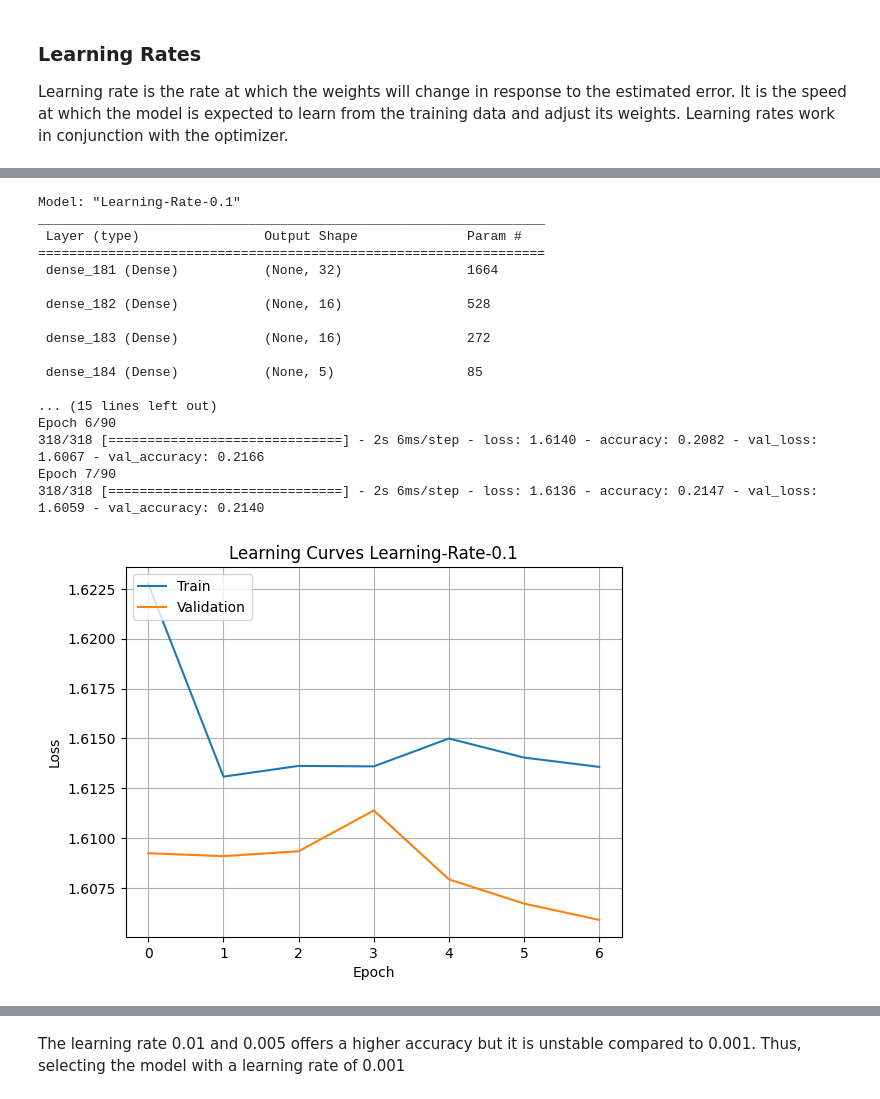
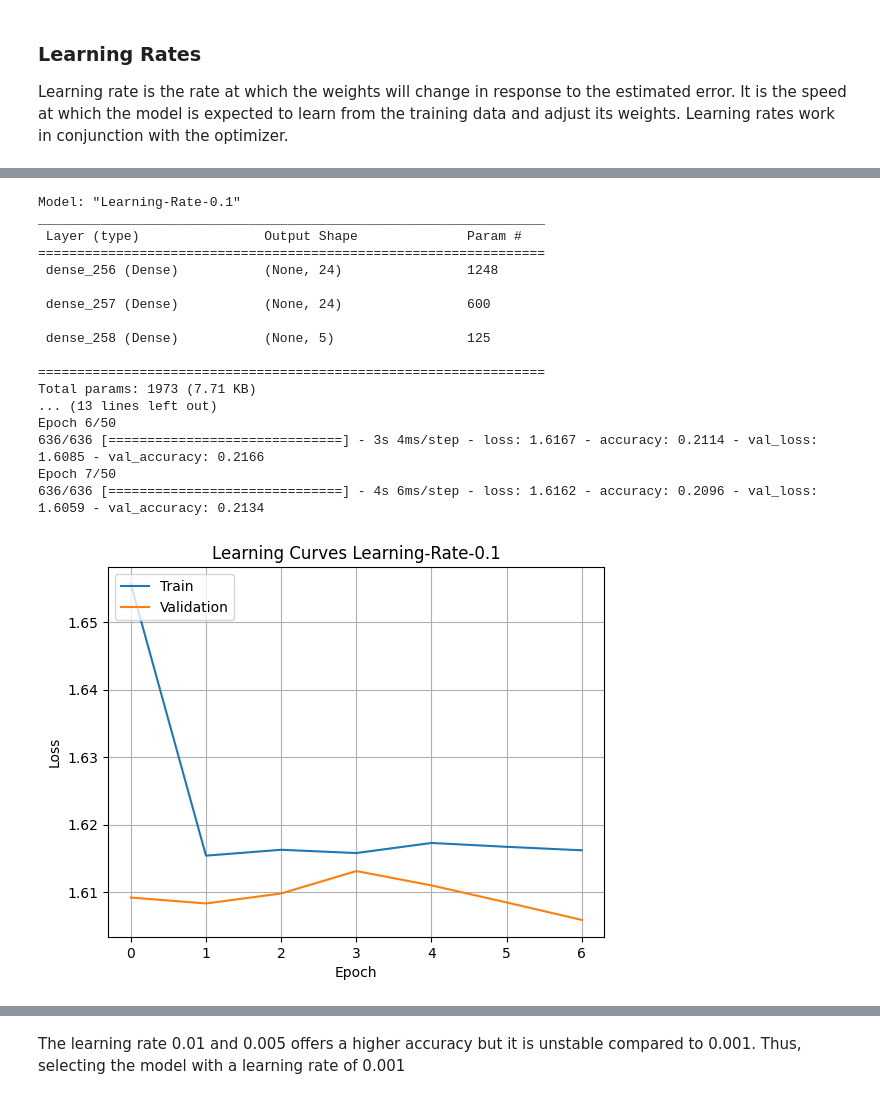
Before and after one commit to quickheaven/scs-3546-deep-learning, a Jupyter notebook: Multiclass_Clarissification_of_Malicious_URL.ipynb, the cells around one changed output, grey strips where cells are left out. Saved outputs shown, nothing was run; the diff lists cells and outputs as text; code cells hidden in the pictures.

```diff
--- a/Multiclass_Clarissification_of_Malicious_URL.ipynb
+++ b/Multiclass_Clarissification_of_Malicious_URL.ipynb
@@ -758,10 +760,10 @@ accuracy_measures = {}
 
 model_config = get_base_model_config()
 # Hyperparameters:
-model_config['batch_size'] = 64
-model_config['epochs'] = 90
-# Number of layers: 3
-# Number of nodes per each layer: 32-16-16
+model_config['batch_size'] = 32
+model_config['epochs'] = 50
+# Number of layers: 2
+# Number of nodes per each layer: 24-24
 model_config['hidden_activation'] = 'relu'
 
 initializer_list = ['random_normal', "random_uniform"]
@@ -771,9 +773,8 @@ for initializer in initializer_list:
   model_config['weights_initializer'] = initializer
 
   custom_layers = [
-    layers.Dense(32, kernel_initializer=model_config['weights_initializer'], activation=model_config['hidden_activation'], input_dim=model_config['input_dim']),
-    layers.Dense(16, kernel_initializer=model_config['weights_initializer'], activation=model_config['hidden_activation']),
-    layers.Dense(16, kernel_initializer=model_config['weights_initializer'], activation=model_config['hidden_activation']),
+    layers.Dense(24, kernel_initializer=model_config['weights_initializer'], activation=model_config['hidden_activation'], input_dim=model_config['input_dim']),
+    layers.Dense(24, kernel_initializer=model_config['weights_initializer'], activation=model_config['hidden_activation']),
     layers.Dense(model_config['output_nodes'], activation=model_config['output_activation'])
   ];
 
@@ -936,12 +934,12 @@ accuracy_measures = {}
 
 model_config = get_base_model_config()
 # Hyperparameters:
-model_config['batch_size'] = 64
-model_config['epochs'] = 90
-# Number of layers: 3
-# Number of nodes per each layer: 32-16-16
+model_config['batch_size'] = 32
+model_config['epochs'] = 50
+# Number of layers: 2
+# Number of nodes per each layer: 24-24
 model_config['hidden_activation'] = 'relu'
-model_config['weights_initializer'] = 'random_uniform'
+model_config['weights_initializer'] = 'random_normal'
 # Batch Normalization: not added
 
 optimizer_list = ['sgd','rmsprop','adam','adagrad']
@@ -951,9 +949,8 @@ for optimizer in optimizer_list:
   model_config['optimizer'] = optimizer
 
   custom_layers = [
-    layers.Dense(32, kernel_initializer=model_config['weights_initializer'], activation=model_config['hidden_activation'], input_dim=model_config['input_dim']),
-    layers.Dense(16, kernel_initializer=model_config['weights_initializer'], activation=model_config['hidden_activation']),
-    layers.Dense(16, kernel_initializer=model_config['weights_initializer'], activation=model_config['hidden_activation']),
+    layers.Dense(24, kernel_initializer=model_config['weights_initializer'], activation=model_config['hidden_activation'], input_dim=model_config['input_dim']),
+    layers.Dense(24, kernel_initializer=model_config['weights_initializer'], activation=model_config['hidden_activation']),
     layers.Dense(model_config['output_nodes'], activation=model_config['output_activation'])
   ];
 
@@ -1057,12 +1054,12 @@ accuracy_measures = {}
 
 model_config = get_base_model_config()
 # Hyperparameters:
-model_config['batch_size'] = 64
-model_config['epochs'] = 90
-# Number of layers: 3
-# Number of nodes per each layer: 32-16-16
+model_config['batch_size'] = 32
+model_config['epochs'] = 50
+# Number of layers: 2
+# Number of nodes per each layer: 24-24
 model_config['hidden_activation'] = 'relu'
-model_config['weights_initializer'] = 'random_uniform'
+model_config['weights_initializer'] = 'random_normal'
 # Batch Normalization: not added
 model_config['optimizer'] = 'adam'
 
@@ -1073,9 +1070,8 @@ for learning_rate in learning_rate_list:
   model_config['learning_rate'] = learning_rate
 
   custom_layers = [
-    layers.Dense(32, kernel_initializer=model_config['weights_initializer'], activation=model_config['hidden_activation'], input_dim=model_config['input_dim']),
-    layers.Dense(16, kernel_initializer=model_config['weights_initializer'], activation=model_config['hidden_activation']),
-    layers.Dense(16, kernel_initializer=model_config['weights_initializer'], activation=model_config['hidden_activation']),
+    layers.Dense(24, kernel_initializer=model_config['weights_initializer'], activation=model_config['hidden_activation'], input_dim=model_config['input_dim']),
+    layers.Dense(24, kernel_initializer=model_config['weights_initializer'], activation=model_config['hidden_activation']),
     layers.Dense(model_config['output_nodes'], activation=model_config['output_activation'])
   ];
 
@@ -1145,21 +1141,21 @@ Epoch 20/90
 Model: "Learning-Rate-0.1"
 _________________________________________________________________
  Layer (type)                Output Shape              Param #
 =================================================================
- dense_181 (Dense)           (None, 32)                1664
+ dense_256 (Dense)           (None, 24)                1248
 
- dense_182 (Dense)           (None, 16)                528
+ dense_257 (Dense)           (None, 24)                600
 
- dense_183 (Dense)           (None, 16)                272
+ dense_258 (Dense)           (None, 5)                 125
 
- dense_184 (Dense)           (None, 5)                 85
-
-... (15 lines left out)
-Epoch 6/90
-318/318 [==============================] - 2s 6ms/step - loss: 1.6140 - accuracy: 0.2082 - val_loss: 1.6067 - val_accuracy: 0.2166
-Epoch 7/90
-318/318 [==============================] - 2s 6ms/step - loss: 1.6136 - accuracy: 0.2147 - val_loss: 1.6059 - val_accuracy: 0.2140
+=================================================================
+Total params: 1973 (7.71 KB)
+... (13 lines left out)
+Epoch 6/50
+636/636 [==============================] - 3s 4ms/step - loss: 1.6167 - accuracy: 0.2114 - val_loss: 1.6085 - val_accuracy: 0.2166
+Epoch 7/50
+636/636 [==============================] - 4s 6ms/step - loss: 1.6162 - accuracy: 0.2096 - val_loss: 1.6059 - val_accuracy: 0.2134
-[figure, old version]
+[figure, new version]
 # %%
 accuracy_measures_learning_rate = accuracy_measures.copy()
 # %%
```
Also changed, not shown: parts of 33 cells of this notebook.
